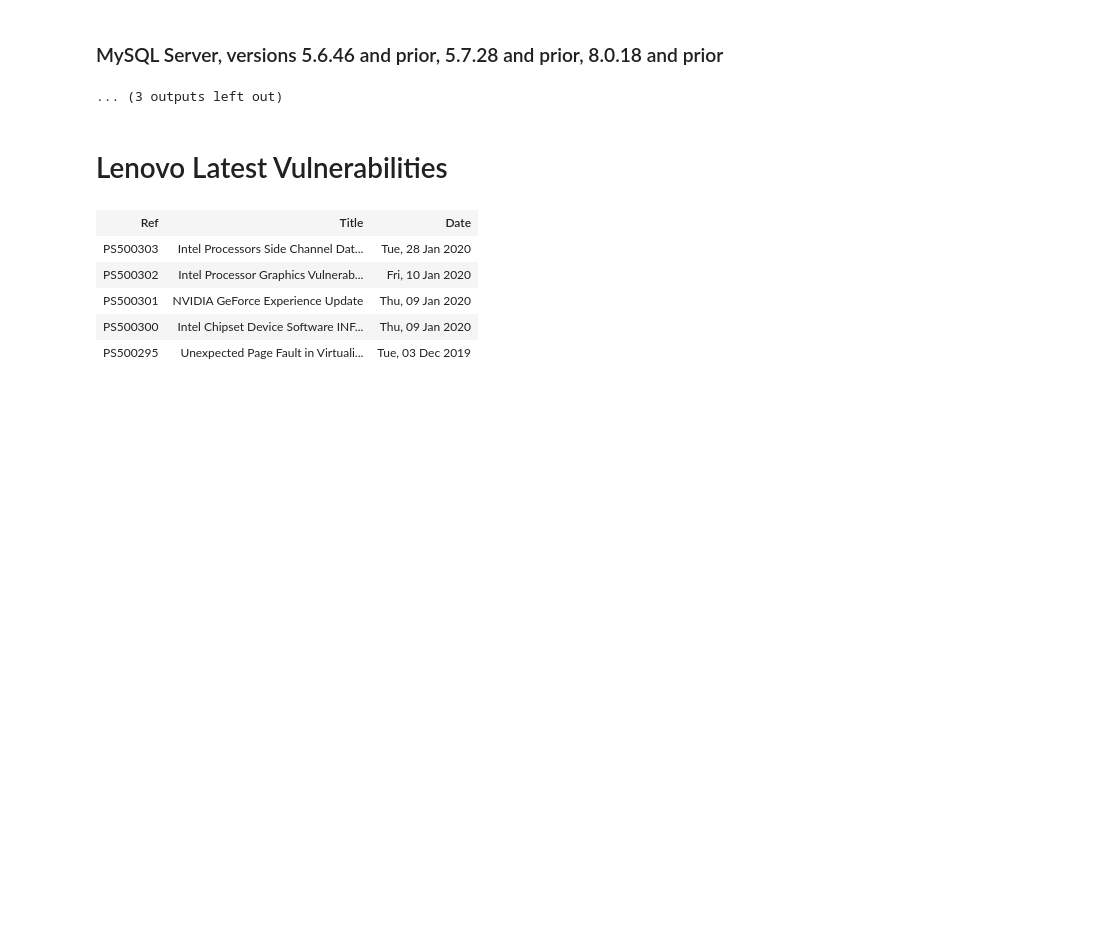
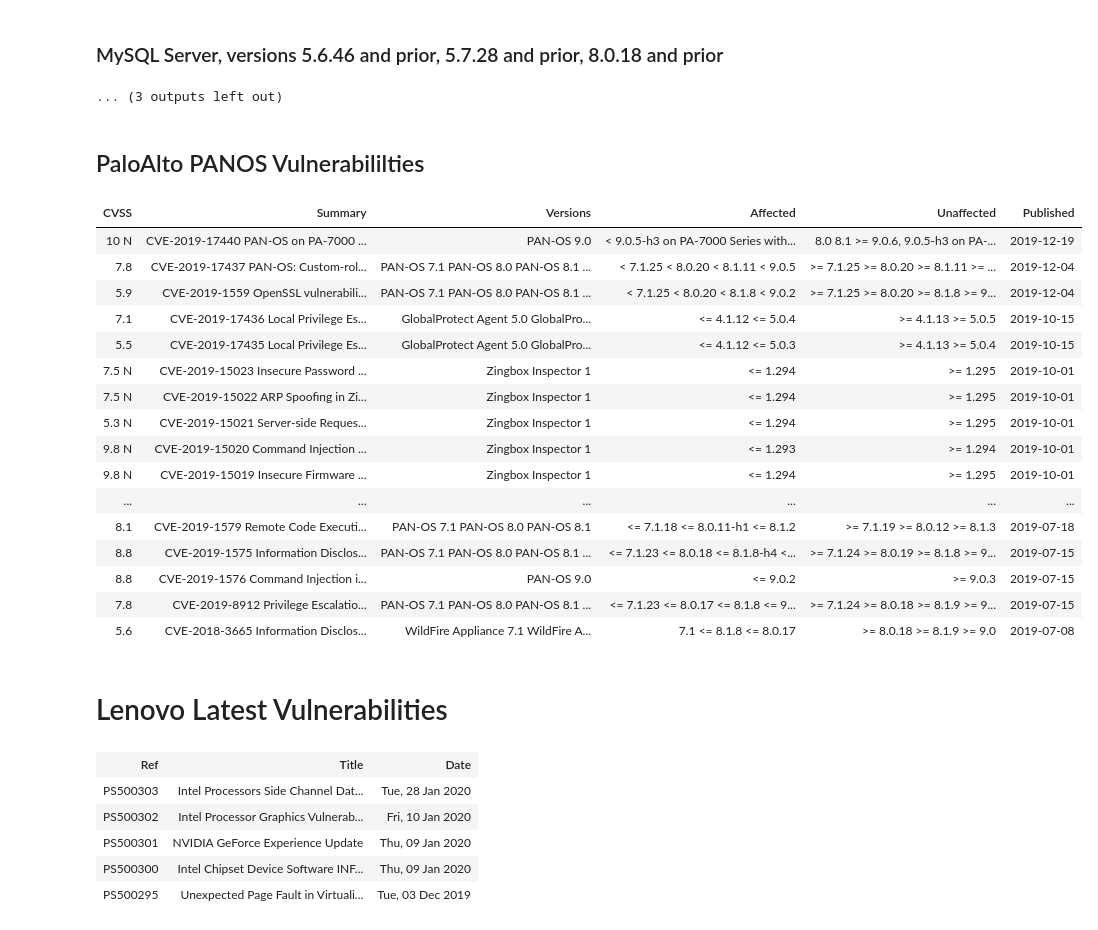
Before and after one commit to netscylla/Jupyter_Vulncheck, a Jupyter notebook: 3rd Party Tools.ipynb, the cells around one changed output. Saved outputs shown, nothing was run; the diff lists cells and outputs as text; code cells hidden in the pictures; blank space fills up the shorter version.

```diff
--- a/3rd Party Tools.ipynb
+++ b/3rd Party Tools.ipynb
@@ -263,6 +265,33 @@ Additional CVEs addressed are below:
 The patch for CVE-2019-10072 also addresses CVE-2018-11784, CVE-2019-0199, CVE-2019-0221 and CVE-2019-0232.
 MySQL Server, versions 5.6.46 and prior, 5.7.28 and prior, 8.0.18 and prior
 ... (3 outputs left out)
+# %%
+http = urllib3.PoolManager()
+url="https://security.paloaltonetworks.com/"
+r = http.request('GET',url)
+#print(r.data.decode('utf-8'))
+a=re.findall('<table class="tbl salist wide">(.*)</table>',r.data.decode('utf-8'),re.DOTALL|re.MULTILINE)
+display(HTML("<h2>PaloAlto PANOS Vulnerabililties</h2>"))
+display(HTML("<table>"+a[0]+"</table>"))
+# %% [output]
+PaloAlto PANOS Vulnerabililties
+| CVSS | Summary | Versions | Affected | Unaffected | Published |
+| 10 N | CVE-2019-17440 PAN-OS on PA-7000 ... | PAN-OS 9.0 | < 9.0.5-h3 on PA-7000 Series with... | 8.0 8.1 >= 9.0.6, 9.0.5-h3 on PA-... | 2019-12-19 |
+| 7.8 | CVE-2019-17437 PAN-OS: Custom-rol... | PAN-OS 7.1 PAN-OS 8.0 PAN-OS 8.1 ... | < 7.1.25 < 8.0.20 < 8.1.11 < 9.0.5 | >= 7.1.25 >= 8.0.20 >= 8.1.11 >= ... | 2019-12-04 |
+| 5.9 | CVE-2019-1559 OpenSSL vulnerabili... | PAN-OS 7.1 PAN-OS 8.0 PAN-OS 8.1 ... | < 7.1.25 < 8.0.20 < 8.1.8 < 9.0.2 | >= 7.1.25 >= 8.0.20 >= 8.1.8 >= 9... | 2019-12-04 |
+| 7.1 | CVE-2019-17436 Local Privilege Es... | GlobalProtect Agent 5.0 GlobalPro... | <= 4.1.12 <= 5.0.4 | >= 4.1.13 >= 5.0.5 | 2019-10-15 |
+| 5.5 | CVE-2019-17435 Local Privilege Es... | GlobalProtect Agent 5.0 GlobalPro... | <= 4.1.12 <= 5.0.3 | >= 4.1.13 >= 5.0.4 | 2019-10-15 |
+| 7.5 N | CVE-2019-15023 Insecure Password ... | Zingbox Inspector 1 | <= 1.294 | >= 1.295 | 2019-10-01 |
+| 7.5 N | CVE-2019-15022 ARP Spoofing in Zi... | Zingbox Inspector 1 | <= 1.294 | >= 1.295 | 2019-10-01 |
+| 5.3 N | CVE-2019-15021 Server-side Reques... | Zingbox Inspector 1 | <= 1.294 | >= 1.295 | 2019-10-01 |
+| 9.8 N | CVE-2019-15020 Command Injection ... | Zingbox Inspector 1 | <= 1.293 | >= 1.294 | 2019-10-01 |
+| 9.8 N | CVE-2019-15019 Insecure Firmware ... | Zingbox Inspector 1 | <= 1.294 | >= 1.295 | 2019-10-01 |
+| ... | ... | ... | ... | ... | ... |
+| 8.1 | CVE-2019-1579 Remote Code Executi... | PAN-OS 7.1 PAN-OS 8.0 PAN-OS 8.1 | <= 7.1.18 <= 8.0.11-h1 <= 8.1.2 | >= 7.1.19 >= 8.0.12 >= 8.1.3 | 2019-07-18 |
+| 8.8 | CVE-2019-1575 Information Disclos... | PAN-OS 7.1 PAN-OS 8.0 PAN-OS 8.1 ... | <= 7.1.23 <= 8.0.18 <= 8.1.8-h4 <... | >= 7.1.24 >= 8.0.19 >= 8.1.8 >= 9... | 2019-07-15 |
+| 8.8 | CVE-2019-1576 Command Injection i... | PAN-OS 9.0 | <= 9.0.2 | >= 9.0.3 | 2019-07-15 |
+| 7.8 | CVE-2019-8912 Privilege Escalatio... | PAN-OS 7.1 PAN-OS 8.0 PAN-OS 8.1 ... | <= 7.1.23 <= 8.0.17 <= 8.1.8 <= 9... | >= 7.1.24 >= 8.0.18 >= 8.1.9 >= 9... | 2019-07-15 |
+| 5.6 | CVE-2018-3665 Information Disclos... | WildFire Appliance 7.1 WildFire A... | 7.1 <= 8.1.8 <= 8.0.17 | >= 8.0.18 >= 8.1.9 >= 9.0 | 2019-07-08 |
 # %%
 http = urllib3.PoolManager()
 url="https://support.lenovo.com/gb/en/api/v4/search/psrss?language=en&country=gb&brand=EBG,TPG,IPG,MOTO,PHONE,TABLET,SMART"
```
Also changed, not shown: parts of 2 cells of this notebook.
